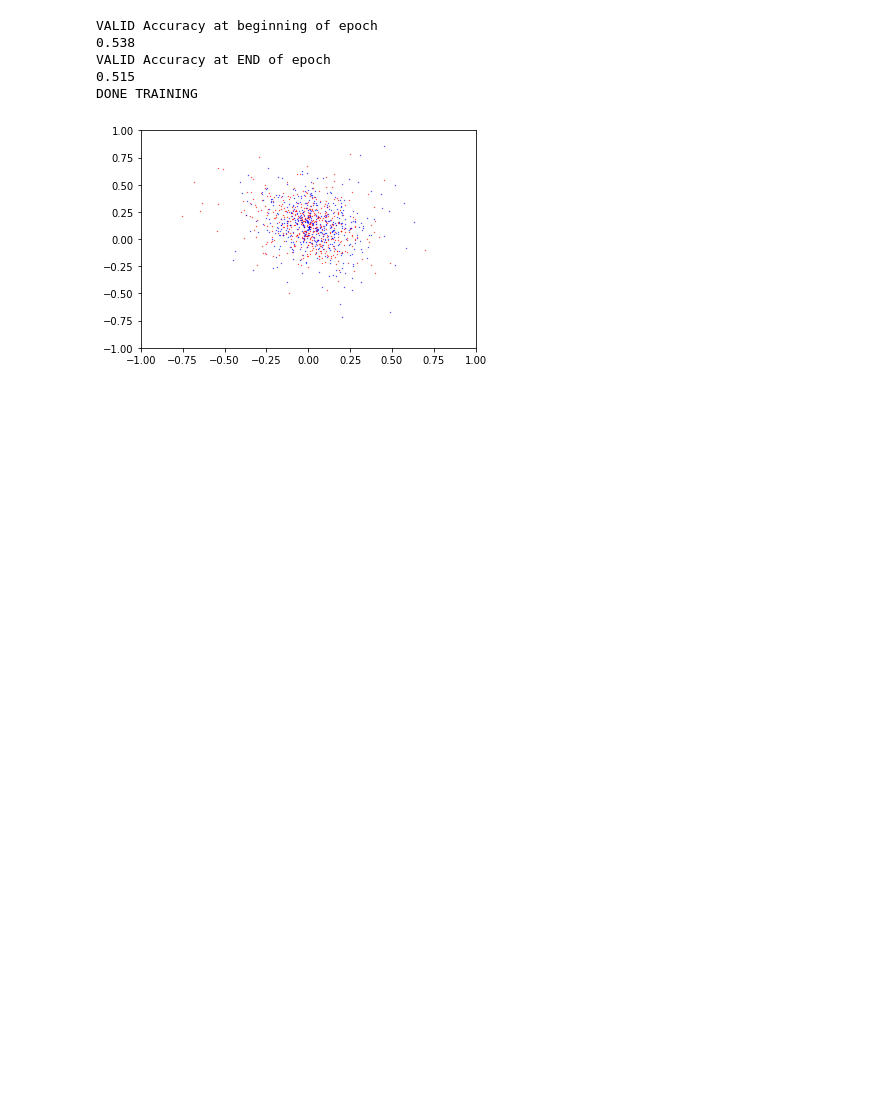
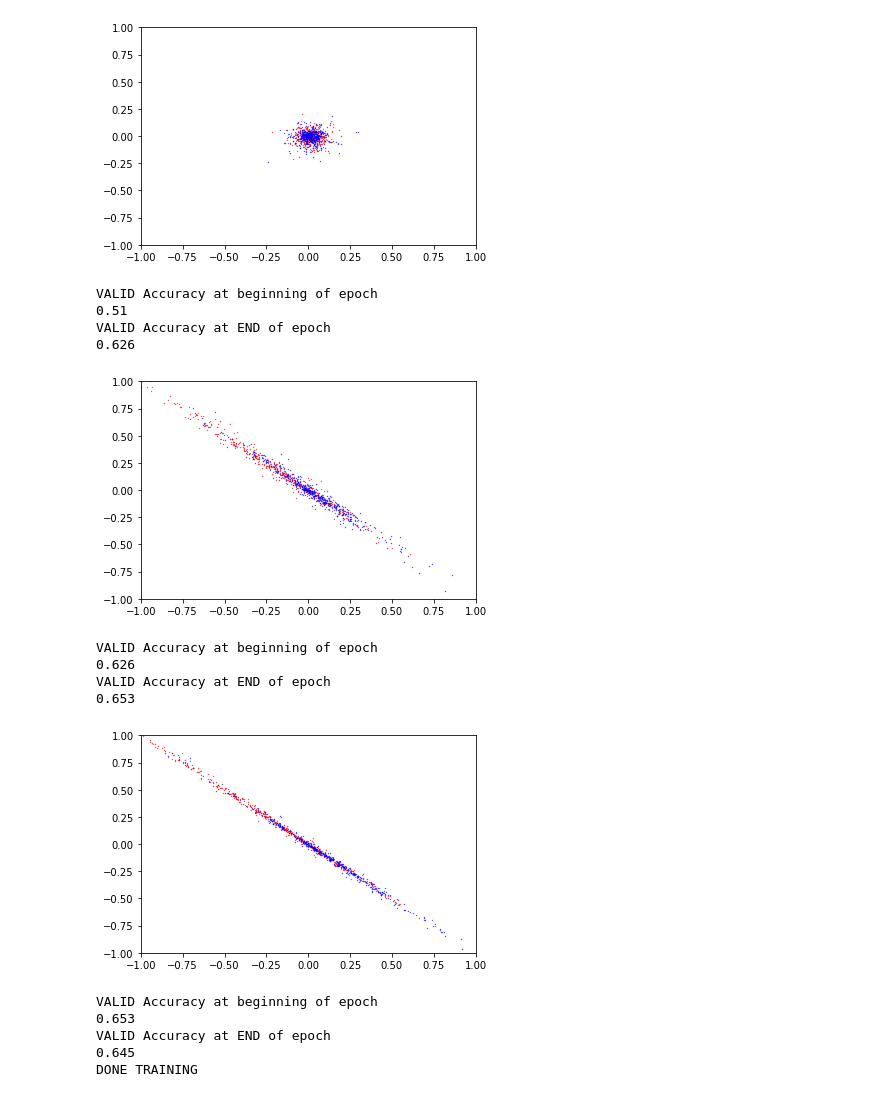
Before and after one commit to ericping1/cse156-experiment, a Jupyter notebook: Project.ipynb, the cells around one changed output. Saved outputs shown, nothing was run; the diff lists cells and outputs as text; code cells hidden in the pictures; blank space fills up the shorter version.

```diff
--- a/Project.ipynb
+++ b/Project.ipynb
@@ -16,7 +16,7 @@ import torch.nn.init as torch_init
 import matplotlib.pyplot as plt
 # %%
 # Get dataframe and simple pared down version of it , note 5500 workds
-training_dataframe = sklearn.utils.shuffle(pd.read_csv("train-balanced-sarcasm.csv")).iloc[:100]
+training_dataframe = sklearn.utils.shuffle(pd.read_csv("train-balanced-sarcasm.csv")).iloc[:8000]
 
 # Create vectorizer to convert words to vectors
 vectorizer = CountVectorizer()
@@ -79,6 +79,34 @@ model = BowNN().to(device)
 # Use cross entropy loss
 criterion = nn.CrossEntropyLoss()
 optimizer = optim.Adam(model.parameters(), lr=0.0001, weight_decay=0.01)
+# %%
+# TODO: turn this into a function, call it between training
+
+# Plot validation points (dimensionality reduction)
+#v_inputs, v_targets = torch.from_numpy(x_valid).float().to(device), torch.from_numpy(y_valid).long().to(device)
+
+def generate_plots(v_inputs, v_targets):
+    # Get outputs of model
+    np_outputs = model(v_inputs).detach().numpy()
+    np_targets = v_targets.numpy()
+
+    pos_data = []
+    neg_data = []
+
+    # Allicate data for plotting
+    for index in range(np_targets.size):
+        if (np_targets[index] == 1):
+            pos_data.append(np_outputs[index])
+        else:
+            neg_data.append(np_outputs[index])
+
+
+    plt.ylim([-1,1])
+    plt.xlim([-1,1])
+    plt.scatter(np.array(pos_data)[:,0], np.array(pos_data)[:,1], c="red", s = .1)
+    plt.scatter(np.array(neg_data)[:,0], np.array(neg_data)[:,1], c="blue", s = .1)
+
+    plt.show()
 # %%
 # Training code
 
@@ -88,6 +116,8 @@ for epoch in range(10):
 
     # Get validation accuracy
     v_inputs, v_targets = torch.from_numpy(x_valid).float().to(device), torch.from_numpy(y_valid).long().to(device)
+
+    generate_plots(v_inputs, v_targets)
     outputs = model(v_inputs)
 
     predictions = outputs.max(dim = 1)[1]
@@ -97,64 +127,46 @@ for epoch in range(10):
 
     for batch in miniBatches:
 
         curInput = batch[1]
         curLabel = batch[0]
 
         inputs, targets = torch.from_numpy(curInput).float().to(device), torch.from_numpy(curLabel).long().to(device)
 
         optimizer.zero_grad()
 
         outputs = model(inputs)
 
         loss = criterion(outputs, targets)
 
         loss.backward()
 
         optimizer.step()
 
     outputs = model(v_inputs)
     predictions = outputs.max(dim = 1)[1]
     end_accuracy = torch.sum(predictions == v_targets).item() / v_targets.size()[0]
     print("VALID Accuracy at END of epoch" )
     print(end_accuracy)
 
     if (end_accuracy < begin_accuracy):
         print("DONE TRAINING")
         break;
 
     print("\n")
 # %% [output]
+[figure, added]
 VALID Accuracy at beginning of epoch
-0.538
+0.51
 VALID Accuracy at END of epoch
-0.515
-DONE TRAINING
+0.626
+[figure, added]
+VALID Accuracy at beginning of epoch
+0.626
+VALID Accuracy at END of epoch
+0.653
+[figure, added]
+VALID Accuracy at beginning of epoch
+0.653
+VALID Accuracy at END of epoch
+0.645
+DONE TRAINING
-# %%
-# TODO: turn this into a function, call it between training
-
-# Plot validation points (dimensionality reduction)
-v_inputs, v_targets = torch.from_numpy(x_valid).float().to(device), torch.from_numpy(y_valid).long().to(device)
-
-# Get outputs of model
-np_outputs = model(v_inputs).detach().numpy()
-np_targets = v_targets.numpy()
-
-pos_data = []
-neg_data = []
-
-# Allicate data for plotting
-for index in range(np_targets.size):
-    if (np_targets[index] == 1):
-        pos_data.append(np_outputs[index])
-    else:
-        neg_data.append(np_outputs[index])
-
-
-plt.ylim([-1,1])
-plt.xlim([-1,1])
-plt.scatter(np.array(pos_data)[:,0], np.array(pos_data)[:,1], c="red", s = .1)
-plt.scatter(np.array(neg_data)[:,0], np.array(neg_data)[:,1], c="blue", s = .1)
-
-plt.show()
-# %% [output]
-[figure, removed]
```
Also changed, not shown: parts of 6 cells of this notebook.
